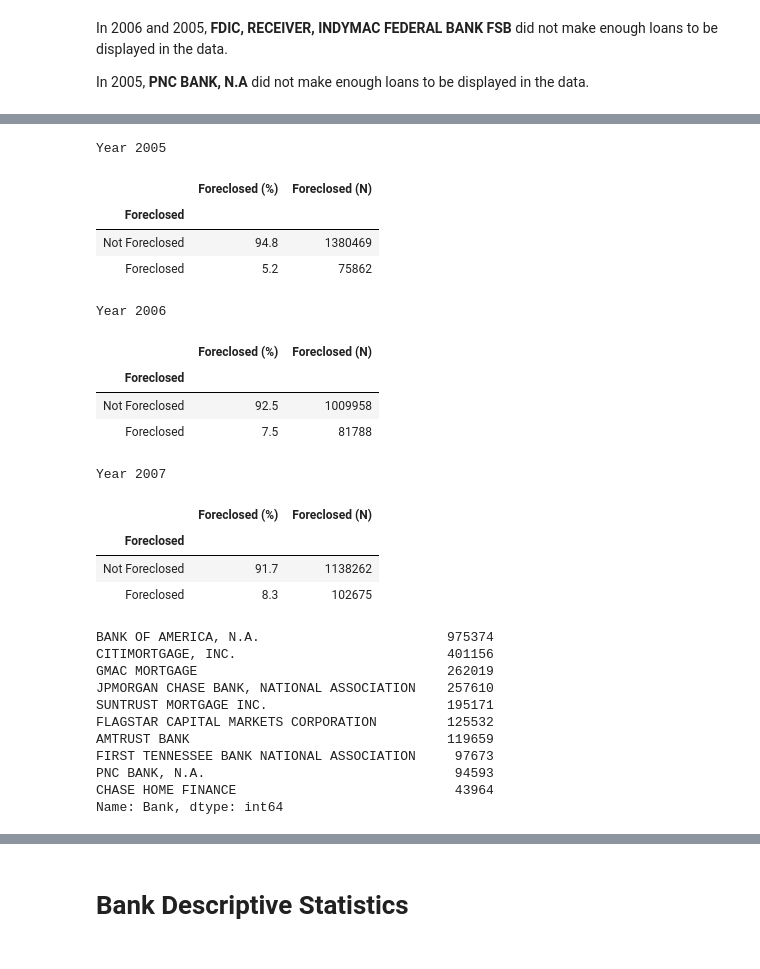
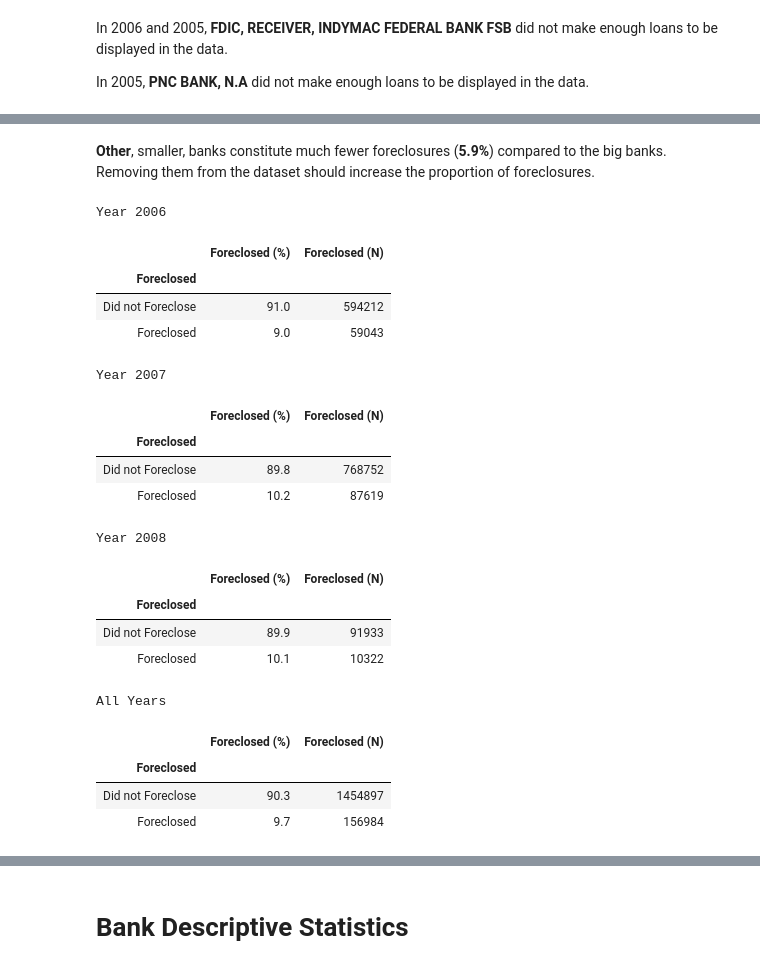
Before and after one commit to Siebelm/Home, a Jupyter notebook: Fannie_Mae/Scripts/Data_Mining.ipynb, the cells around one changed output, grey strips where cells are left out. Drawn from its saved outputs; the diff is of its cells as text; code cells hidden in the pictures.

```diff
--- a/Fannie_Mae/Scripts/Data_Mining.ipynb
+++ b/Fannie_Mae/Scripts/Data_Mining.ipynb
@@ -23,18 +23,3 @@
 ***
 # %% [markdown]
 # Load Functions
-# %%
-%run Functions.ipynb
-pd.set_option("display.max_columns", 999)
-
-file_to_open = open('..\Data\df.pkl', 'rb')
-df  = pickle.load(file_to_open)
-file_to_open.close()
-
-# Drop mergeID column
-df = df.drop(labels='Loan ID', axis=1)
-
-jtplot.style(ticks=True, grid=False)
-import plotly.io as pio
-from IPython.display import HTML
-from PIL import Image
@@ -96,0 +152,2 @@ In 2005, **PNC BANK, N.A** did not make enough loans to be displayed in the data
+# %% [markdown]
+**Other**, smaller, banks constitute much fewer foreclosures (**5.9%**) compared to the big banks.  Removing them from the dataset should increase the proportion of foreclosures.
@@ -97,46 +157,36 @@ In 2005, **PNC BANK, N.A** did not make enough loans to be displayed in the data
 # %%
-print('Year 2005')
-display(Foreclosure_Data(df = df, subset = "df['File Year']=='2005'").iloc[:,:2])
-print('\n')
-
 print('Year 2006')
-display(Foreclosure_Data(df = df, subset = "df['File Year']=='2006'").iloc[:,:2])
+display(Overall_Data(df = df, subset = "df['File Year']==2006").iloc[:,:2])
 print('\n')
 
 print('Year 2007')
-display(Foreclosure_Data(df = df, subset = "df['File Year']=='2007'").iloc[:,:2])
+display(Overall_Data(df = df, subset = "df['File Year']==2007").iloc[:,:2])
+print('\n')
+
+print('Year 2008')
+display(Overall_Data(df = df, subset = "df['File Year']==2008").iloc[:,:2])
+print('\n')
+
+print('All Years')
+display(Overall_Data(df = df, subset = "df['File Year']>=2006").iloc[:,:2])
 # %% [output]
-Year 2005
+Year 2006
 |  | Foreclosed (%) | Foreclosed (N) |
 | Foreclosed |  |  |
-| Not Foreclosed | 94.8 | 1380469 |
-| Foreclosed | 5.2 | 75862 |
+| Did not Foreclose | 91.0 | 594212 |
+| Foreclosed | 9.0 | 59043 |
-Year 2006
+Year 2007
 |  | Foreclosed (%) | Foreclosed (N) |
 | Foreclosed |  |  |
-| Not Foreclosed | 92.5 | 1009958 |
-| Foreclosed | 7.5 | 81788 |
+| Did not Foreclose | 89.8 | 768752 |
+| Foreclosed | 10.2 | 87619 |
-Year 2007
+Year 2008
 |  | Foreclosed (%) | Foreclosed (N) |
 | Foreclosed |  |  |
-| Not Foreclosed | 91.7 | 1138262 |
-| Foreclosed | 8.3 | 102675 |
+| Did not Foreclose | 89.9 | 91933 |
+| Foreclosed | 10.1 | 10322 |
+All Years
+|  | Foreclosed (%) | Foreclosed (N) |
+| Foreclosed |  |  |
+| Did not Foreclose | 90.3 | 1454897 |
+| Foreclosed | 9.7 | 156984 |
-# %%
-# Number of loans per bank
-# Drop "OTHER"  and "SMALL LOAN BANKS" Categories
-df = df[df['Bank'] != 'OTHER']
-df = df[df['Bank'] != 'SMALL LOAN BANKS']
-df = df[df['Bank'] != 'FDIC, RECEIVER, INDYMAC FEDERAL BANK FSB']
-df['Bank'].value_counts()
-# %% [output]
-BANK OF AMERICA, N.A.                        975374
-CITIMORTGAGE, INC.                           401156
-GMAC MORTGAGE                                262019
-JPMORGAN CHASE BANK, NATIONAL ASSOCIATION    257610
-SUNTRUST MORTGAGE INC.                       195171
-FLAGSTAR CAPITAL MARKETS CORPORATION         125532
-AMTRUST BANK                                 119659
-FIRST TENNESSEE BANK NATIONAL ASSOCIATION     97673
-PNC BANK, N.A.                                94593
-CHASE HOME FINANCE                            43964
-Name: Bank, dtype: int64
```
Also changed, not shown: parts of 101 cells of this notebook, 3 other files.
